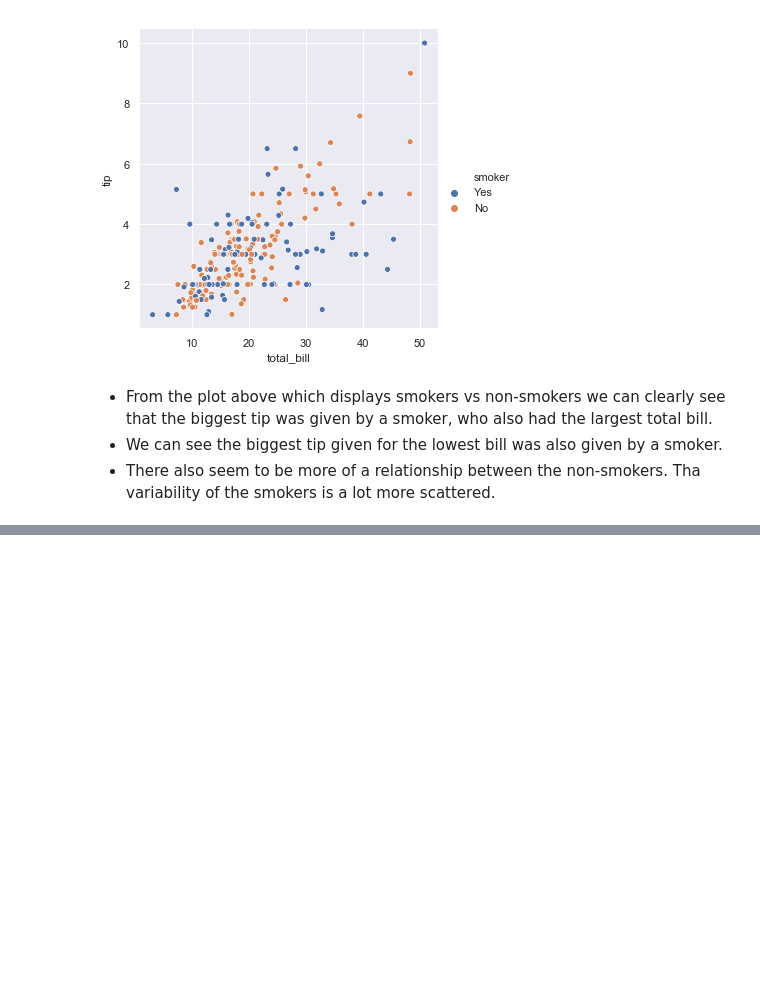
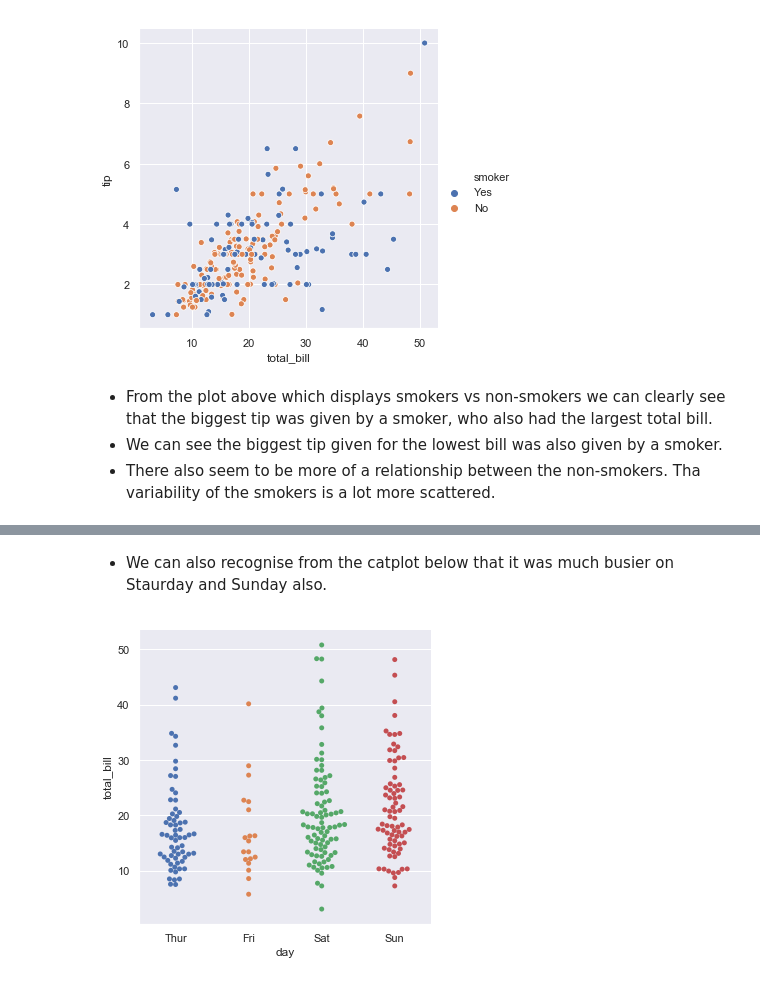
Before and after one commit to daithimarkham/Fund-Project-2019, a Jupyter notebook: The-Tips-Data-Set.ipynb, the cells around one changed output, grey strips where cells are left out. Drawn from its saved outputs; the diff is of its cells as text; code cells hidden in the pictures; blank space fills up the shorter version.

```diff
--- a/The-Tips-Data-Set.ipynb
+++ b/The-Tips-Data-Set.ipynb
@@ -123,0 +115,9 @@ sns.relplot(x="total_bill", y="tip", hue="smoker", data=tips);
+# %% [markdown]
+- We can also recognise from the catplot below that it was much busier on Staurday and Sunday also.
+# %%
+# The function Catplot provides access to several axes-level functions that show the relationship,
+# between a numerical and one or more categorical variables,
+# using one of several visual representations. (https://seaborn.pydata.org/generated/seaborn.catplot.html)
+sns.catplot(x="day", y="total_bill", kind="swarm", data=tips);
+# %% [output]
+[figure, added]
```
Also changed, not shown: parts of 33 cells of this notebook.
